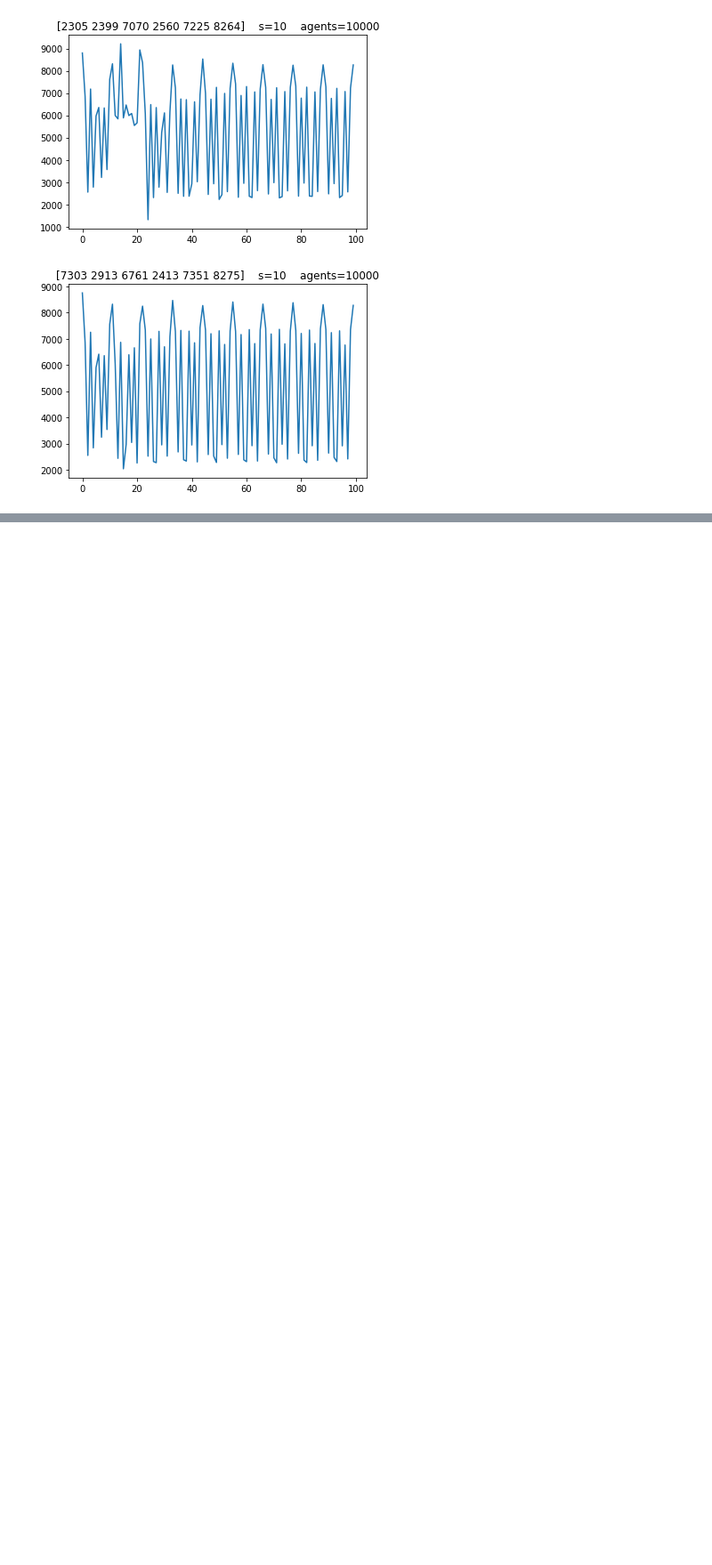
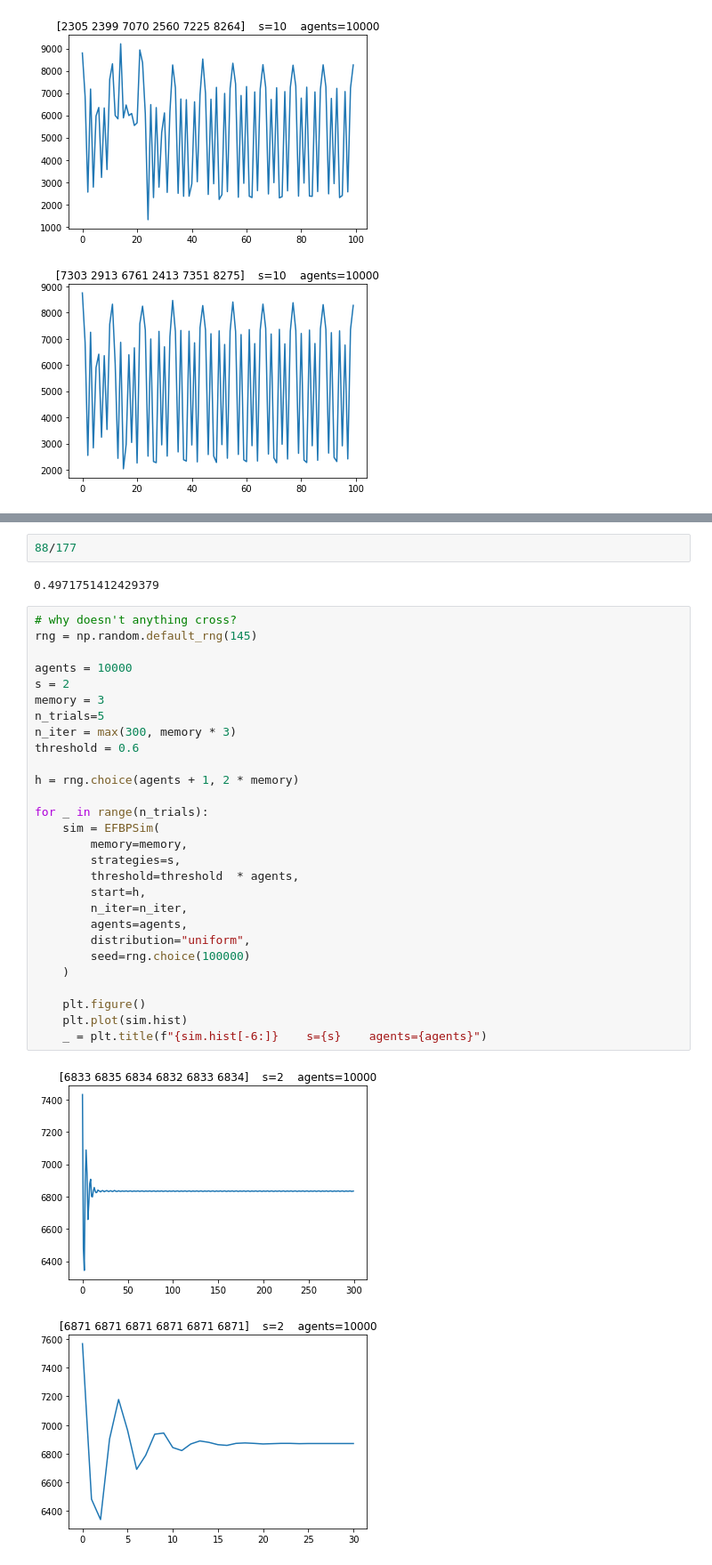
Before and after one commit to rebeku/El-Farol-Bar-Problem, a Jupyter notebook: V5/Grid Plots.ipynb, the cells around one changed output, grey strips where cells are left out. Shown at 89% size. Drawn from its saved outputs; the diff is of its cells as text; blank space fills up the shorter version.

```diff
--- a/V5/Grid Plots.ipynb
+++ b/V5/Grid Plots.ipynb
@@ -331,0 +372,35 @@ for _ in range(n_trials):
+# %%
+88/177
+# %% [output]
+0.4971751412429379
+# %%
+# why doesn't anything cross?
+rng = np.random.default_rng(145)
+
+agents = 10000
+s = 2
+memory = 3
+n_trials=5
+n_iter = max(300, memory * 3)
+threshold = 0.6
+
+h = rng.choice(agents + 1, 2 * memory)
+
+for _ in range(n_trials):
+    sim = EFBPSim(
+        memory=memory,
+        strategies=s,
+        threshold=threshold  * agents,
+        start=h,
+        n_iter=n_iter,
+        agents=agents,
+        distribution="uniform",
+        seed=rng.choice(100000)
+    )
+
+    plt.figure()
+    plt.plot(sim.hist)
+    _ = plt.title(f"{sim.hist[-6:]}    s={s}    agents={agents}")
+# %% [output]
+[figure, added]
+[figure, added]
```
Also changed, not shown: parts of 44 cells of this notebook, 9 other files.
